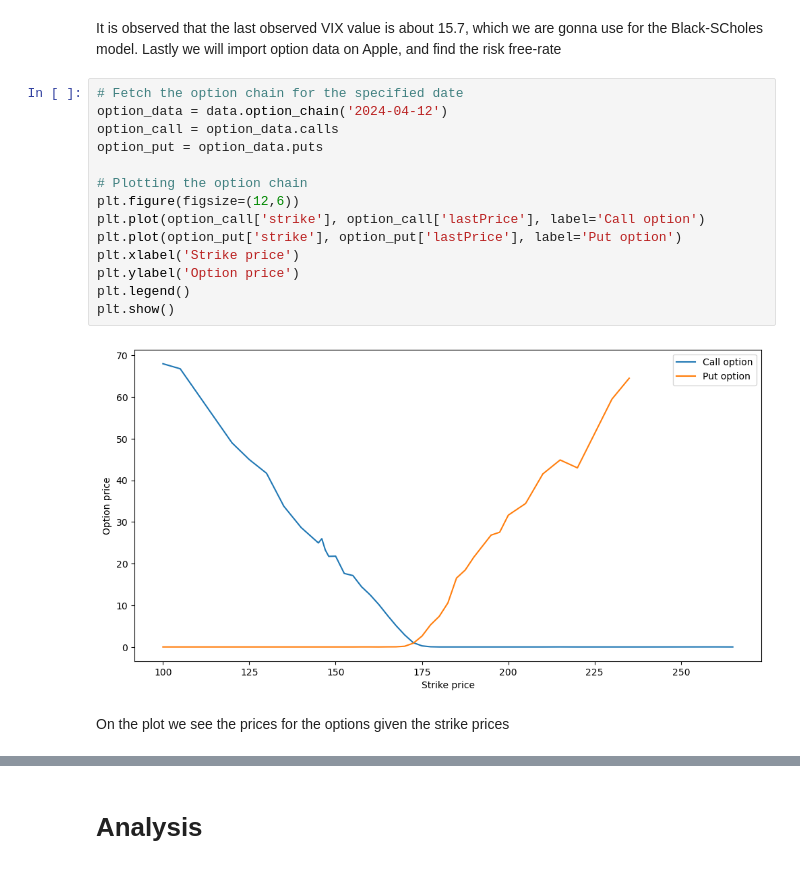
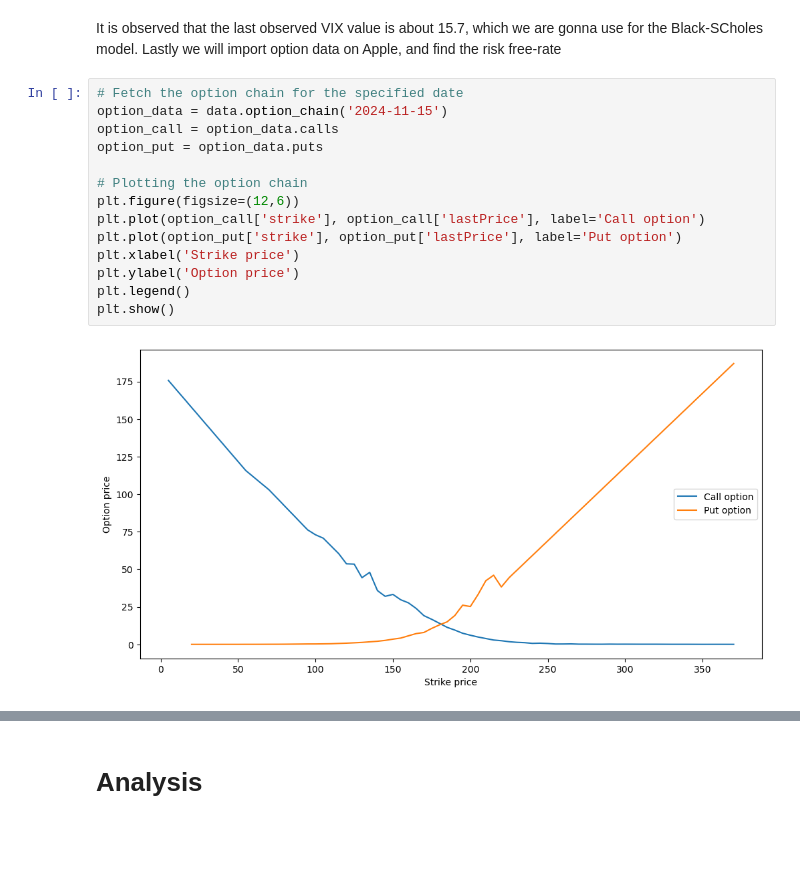
Before and after one commit to NumEconCopenhagen/projects-2024-rasmus, a Jupyter notebook: dataproject/dataproject.ipynb, the cells around one changed output, grey strips where cells are left out. Saved outputs shown, nothing was run; the diff lists cells and outputs as text; blank space fills up the shorter version.

```diff
--- a/dataproject/dataproject.ipynb
+++ b/dataproject/dataproject.ipynb
@@ -51,19 +52,17 @@ It is observed that the last observed VIX value is about 15.7, which we are gonn
 Lastly we will import option data on Apple, and find the risk free-rate
 # %%
 # Fetch the option chain for the specified date
-option_data = data.option_chain('2024-04-12')
+option_data = data.option_chain('2024-11-15')
 option_call = option_data.calls
 option_put = option_data.puts
 
 # Plotting the option chain
 plt.figure(figsize=(12,6))
 plt.plot(option_call['strike'], option_call['lastPrice'], label='Call option')
 plt.plot(option_put['strike'], option_put['lastPrice'], label='Put option')
 plt.xlabel('Strike price')
 plt.ylabel('Option price')
 plt.legend()
 plt.show()
 # %% [output]
-[figure, old version]
+[figure, new version]
-# %% [markdown]
-On the plot we see the prices for the options given the strike prices
```
Also changed, not shown: parts of 6 cells of this notebook.
